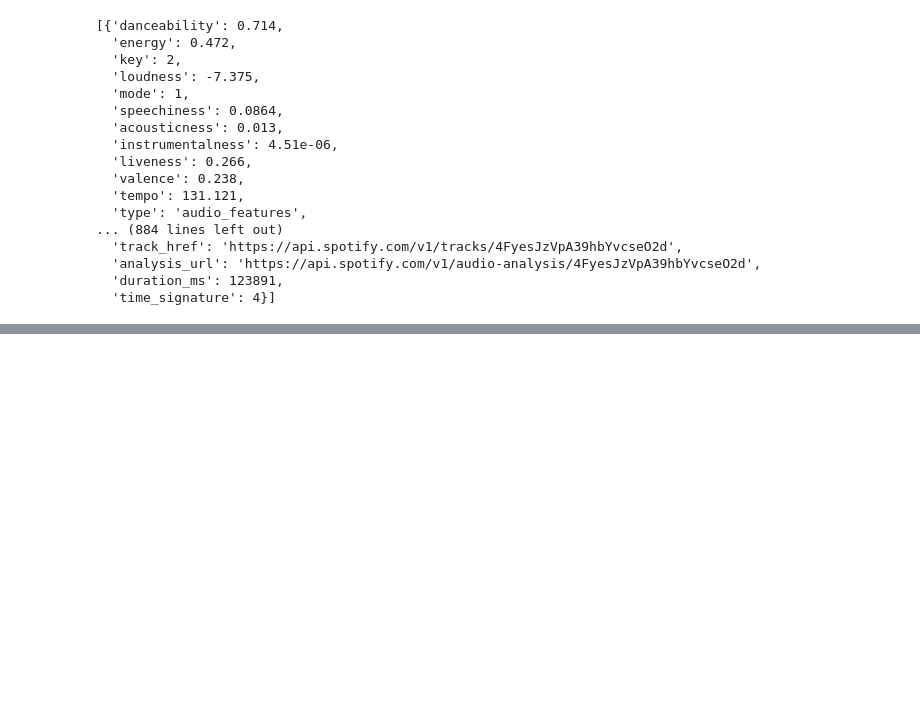
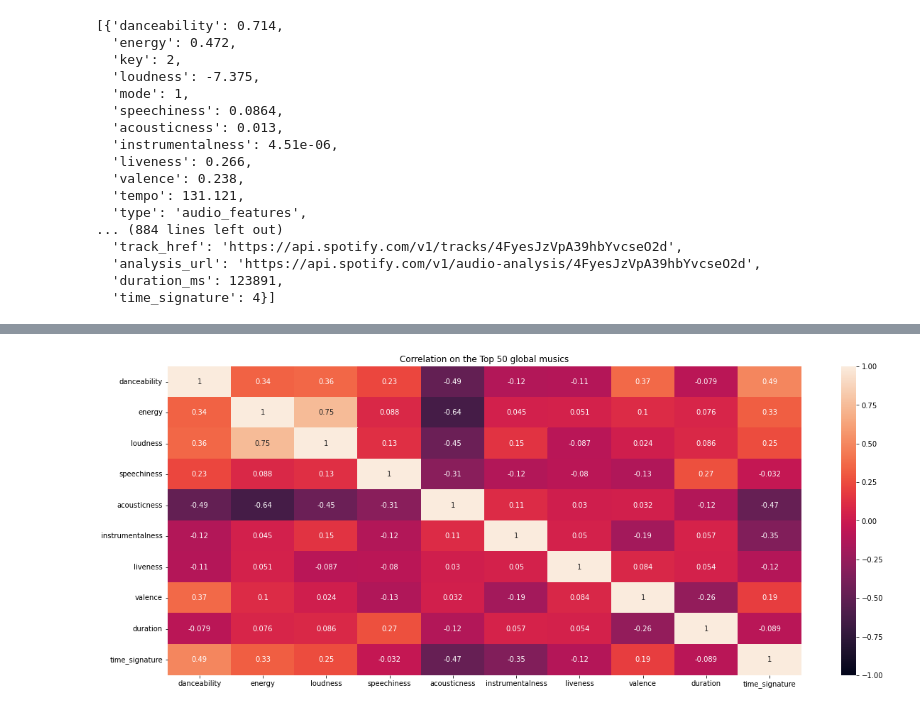
Before and after one commit to Sebastiao199/Project4WebScrapStats, a Jupyter notebook: spotify_sebastiao.ipynb, the cells around one changed output, grey strips where cells are left out. Saved outputs shown, nothing was run; the diff lists cells and outputs as text; code cells hidden in the pictures; blank space fills up the shorter version.

```diff
--- a/spotify_sebastiao.ipynb
+++ b/spotify_sebastiao.ipynb
@@ -391,0 +402,3 @@ spotipy_musics
+# %%
+ spotipy_musics.drop(['uri','track_href','analysis_url'], axis = 1, inplace=True)
+ spotipy_musics.columns
@@ -391,0 +410,3 @@ spotipy_musics
+# %%
+ spotipy_musics.drop(['tempo'], axis = 1, inplace=True)
+ spotipy_musics.columns
@@ -391,0 +432,7 @@ spotipy_musics
+# %%
+plt.figure(figsize=(20,8))
+sns.heatmap(spotipy_musics.corr(), annot=True, vmin=-1, vmax=1)
+plt.title('Correlation on the Top 50 global musics')
+plt.show()
+# %% [output]
+[figure, added]
```
Also changed, not shown: parts of 11 cells of this notebook.
